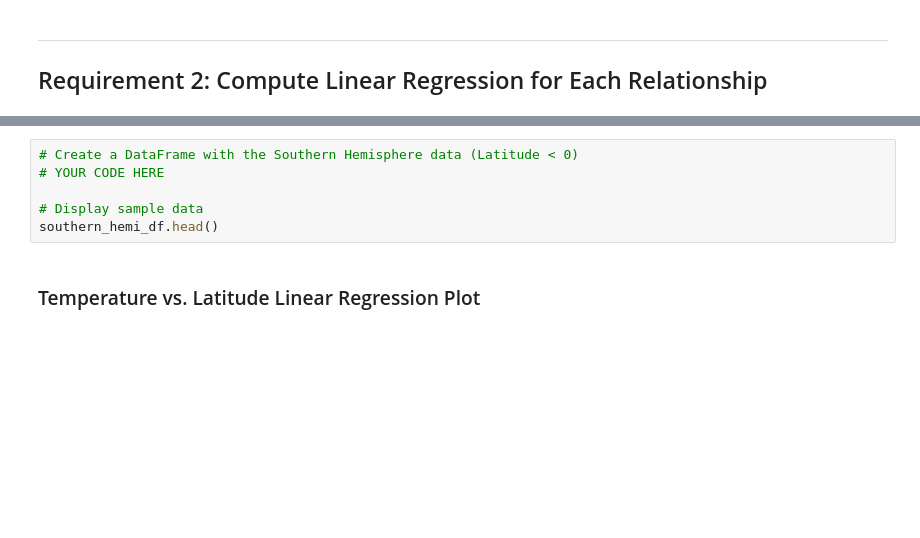
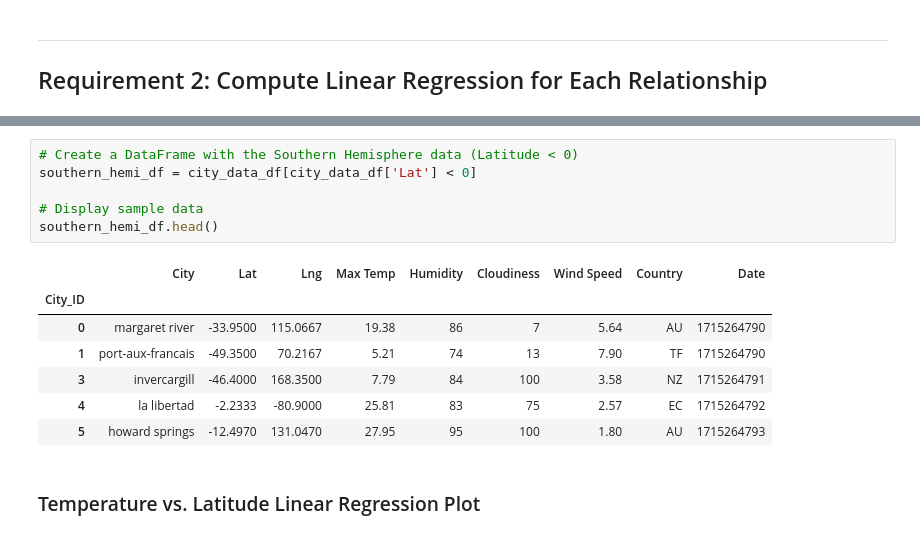
Before and after one commit to TylerWalje/python-api-challenge, a Jupyter notebook: WeatherPy/python_api_code/WeatherPy.ipynb, the cells around one changed output, grey strips where cells are left out. Drawn from its saved outputs; the diff is of its cells as text; blank space fills up the shorter version.

```diff
--- a/WeatherPy/python_api_code/WeatherPy.ipynb
+++ b/WeatherPy/python_api_code/WeatherPy.ipynb
@@ -280,8 +298,16 @@ northern_hemi_df.head()
 # %%
 # Create a DataFrame with the Southern Hemisphere data (Latitude < 0)
-# YOUR CODE HERE
+southern_hemi_df = city_data_df[city_data_df['Lat'] < 0]
 
 # Display sample data
 southern_hemi_df.head()
+# %% [output]
+|  | City | Lat | Lng | Max Temp | Humidity | Cloudiness | Wind Speed | Country | Date |
+| City_ID |  |  |  |  |  |  |  |  |  |
+| 0 | margaret river | -33.9500 | 115.0667 | 19.38 | 86 | 7 | 5.64 | AU | 1715264790 |
+| 1 | port-aux-francais | -49.3500 | 70.2167 | 5.21 | 74 | 13 | 7.90 | TF | 1715264790 |
+| 3 | invercargill | -46.4000 | 168.3500 | 7.79 | 84 | 100 | 3.58 | NZ | 1715264791 |
+| 4 | la libertad | -2.2333 | -80.9000 | 25.81 | 83 | 75 | 2.57 | EC | 1715264792 |
+| 5 | howard springs | -12.4970 | 131.0470 | 27.95 | 95 | 100 | 1.80 | AU | 1715264793 |
 # %% [markdown]
 ###  Temperature vs. Latitude Linear Regression Plot
```
Also changed, not shown: parts of 9 cells of this notebook.
